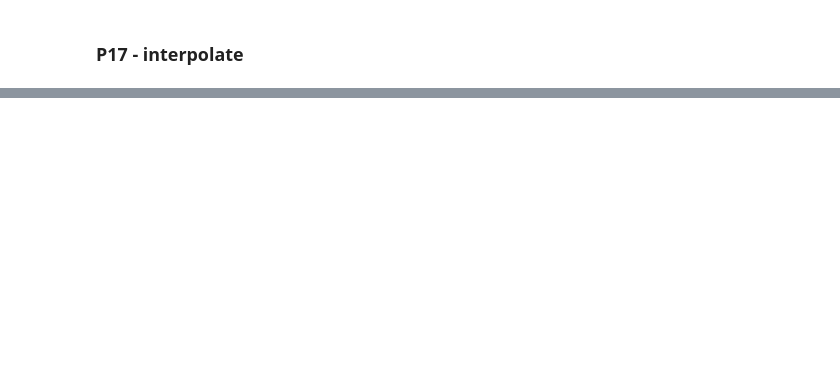
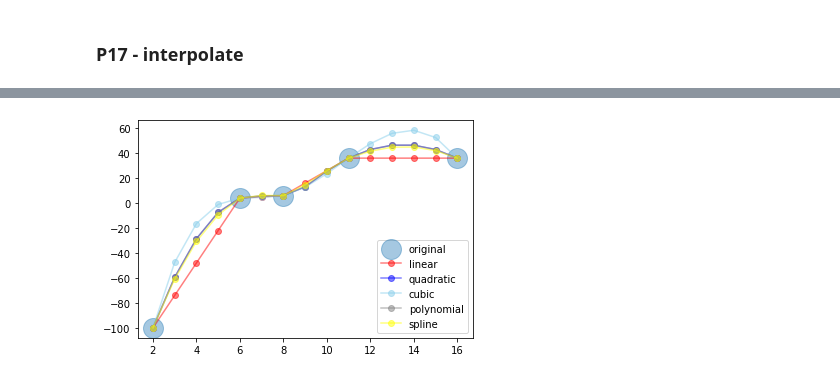
Before and after one commit to amin-torabi/learndataa, a Jupyter notebook: ds_beginner/pandas.ipynb, the cells around one changed output, grey strips where cells are left out. Saved outputs shown, nothing was run; the diff lists cells and outputs as text; code cells hidden in the pictures; blank space fills up the shorter version.

```diff
--- a/ds_beginner/pandas.ipynb
+++ b/ds_beginner/pandas.ipynb
@@ -1264,0 +1282,10 @@ df2.fillna(method='pad', limit=1)
+# %%
+a = pd.Series([np.nan, np.nan, -100, np.nan, np.nan, np.nan, 4, np.nan, 6, np.nan, np.nan, 36, np.nan, np.nan, np.nan, np.nan, 36])
+b = pd.Series([0.1, 0.2, np.nan, 0.4, np.nan, np.nan, 0.7])
+
+m = [0, 1, np.nan, 4, np.nan, np.nan, 6, np.nan, np.nan, 10]
+n = [0, 20,  40, np.nan, 43, 45, 46, np.nan, np.nan, 50]
+dfmn = pd.DataFrame({
+    'm': m,
+    'n': n
+})
@@ -1264,0 +1408,10 @@ df2.fillna(method='pad', limit=1)
+# %%
+plt.scatter(a.index, a, label='original', s=400, alpha=0.4)
+plt.plot(a.index, a.interpolate(method='linear'), color='red', marker='o', label='linear', alpha=0.5);
+plt.plot(a.index, a.interpolate(method='quadratic'), color='blue', marker='o', label='quadratic', alpha=0.5);
+plt.plot(a.index, a.interpolate(method='cubic'), color='skyblue', marker='o', label='cubic', alpha=0.5);
+plt.plot(a.index, a.interpolate(method='polynomial', order=2), color='gray', marker='o', label='polynomial', alpha=0.5);
+plt.plot(a.index, a.interpolate(method='spline', order=2), color='yellow', marker='o', label='spline', alpha=0.5);
+plt.legend();
+# %% [output]
+[figure, added]
```
Also changed, not shown: parts of 16 cells of this notebook.
